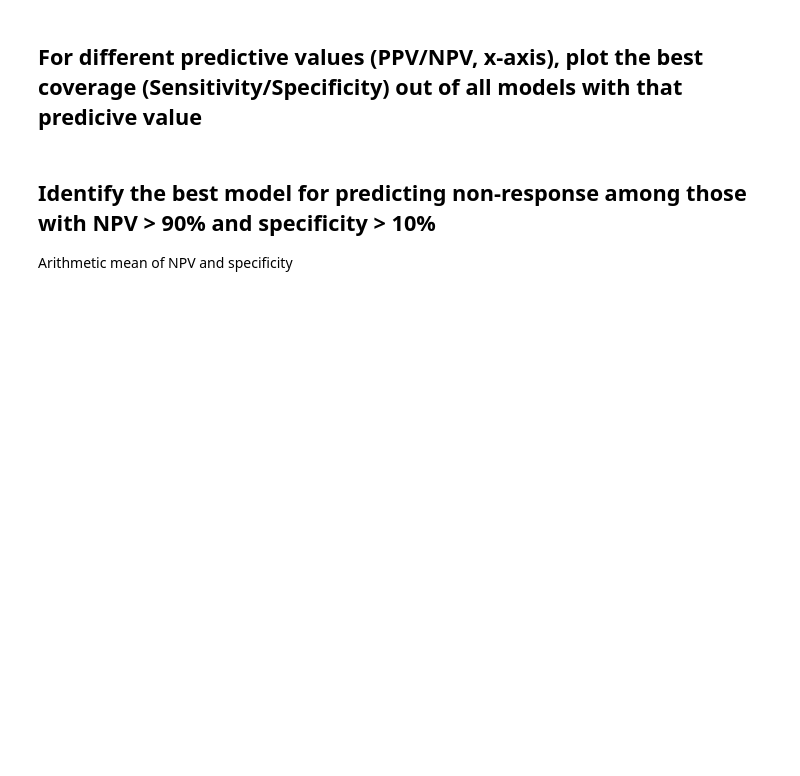
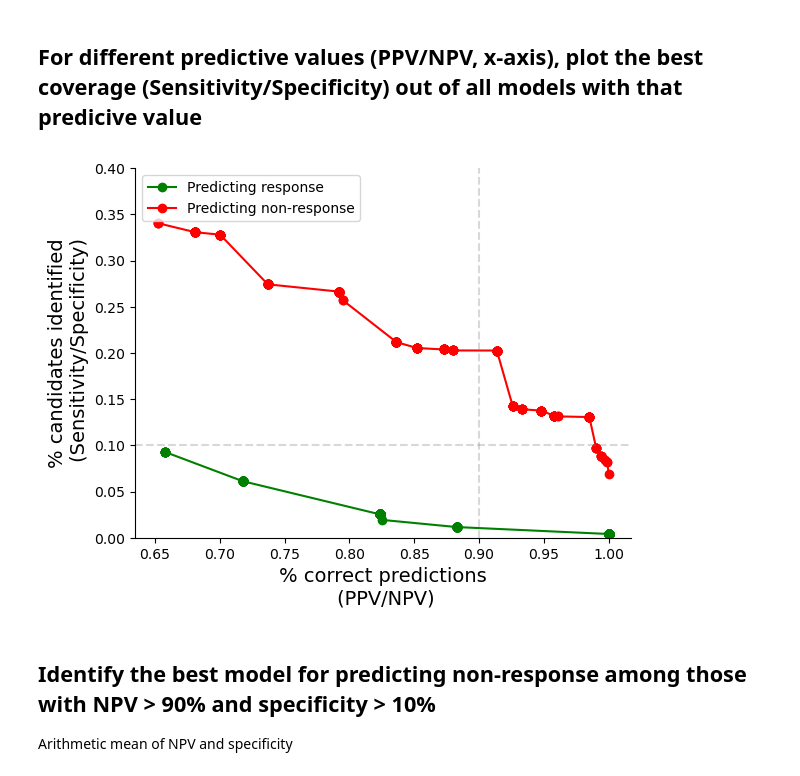
Before and after one commit to angevineMiller/ketaminePrediction, a Jupyter notebook: ketaminePredictionPaper.ipynb, the cells around one changed output. Saved outputs shown, nothing was run; the diff lists cells and outputs as text; code cells hidden in the pictures; blank space fills up the shorter version.

```diff
--- a/ketaminePredictionPaper.ipynb
+++ b/ketaminePredictionPaper.ipynb
@@ -869,6 +999,9 @@ for i, c in enumerate(all_combos):
     df_cv_all.loc[idx] = [c, list(coefs), all_acc, np.mean(all_acc), ci95, precision, recall, f1]
     idx += 1
 
+    if i > 1:
+        break
+
 # Save the tuning results to disk
 headers = ['features', 'coefs', 'all_accuracy', 'accuracy_mean', 'accuracy_ci', 'precision', 'recall', 'f1']
 with open(preprocess_outdir + 'cvFeatureSelection.csv', 'wb') as outFile:
@@ -1070,7 +1222,7 @@ y = np.array([1 if p < 0 else 0 for p in proj[:, 0]])
 
 dfx = pd.DataFrame(columns=['type', 'target', 'ppv', 'npv', 'sensitivity', 'specificity'])
 ix = 0
-min_targets = np.arange(0.70, 0.99, 0.001)
+min_targets = np.arange(0.65, 1.0, 0.001)
 for mt in min_targets:
     # Extract the top models from CV
     top_neg_model = df[df['npv']>=mt].sort_values(by='specificity', ascending=False).iloc[0]
@@ -1081,33 +1233,35 @@ for mt in min_targets:
     thresh_pos = top_pos_model.thresh
 
     # Negative model
     dfx.loc[ix] = ['neg', mt, top_neg_model.ppv, top_neg_model.npv,
                    top_neg_model.sensitivity, top_neg_model.specificity]
     ix += 1
 
     # Positive model
     dfx.loc[ix] = ['pos', mt, top_pos_model.ppv, top_pos_model.npv,
                    top_pos_model.sensitivity, top_pos_model.specificity]
     ix += 1
 
 dfp = dfx[dfx['type']=='pos'].sort_values(by='target')
 dfn = dfx[dfx['type']=='neg'].sort_values(by='target')
 
 plt.figure()
 ax = plt.subplot(111)
 plt.plot(dfp['ppv'], dfp['sensitivity'], color='g', marker='o', label='Predicting response')
 plt.plot(dfn['npv'], dfn['specificity'], color='r', marker='o', label='Predicting non-response')
 ax.axvline(x=0.90, linestyle='--', color='grey', alpha=0.3)
 ax.axhline(y=0.10, linestyle='--', color='grey', alpha=0.3)
 plt.xlabel('% correct predictions\n (PPV/NPV)', fontsize=14)
 plt.ylabel('% candidates identified\n (Sensitivity/Specificity)', fontsize=14)
 plt.ylim([0, 0.4])
 plt.legend()
 ax.spines['right'].set_visible(False)
 ax.spines['top'].set_visible(False)
 ax.yaxis.set_ticks_position('left')
 ax.xaxis.set_ticks_position('bottom')
 plt.savefig(fname=outdir+'sens_vs_ppv_all.pdf', format='pdf', dpi=resolution, bbox_inches="tight")
+# %% [output]
+[figure, added]
 # %% [markdown]
 ## Identify the best model for predicting non-response among those with NPV > 90% and specificity > 10%
 Arithmetic mean of NPV and specificity
```
Also changed, not shown: parts of 20 cells of this notebook.
